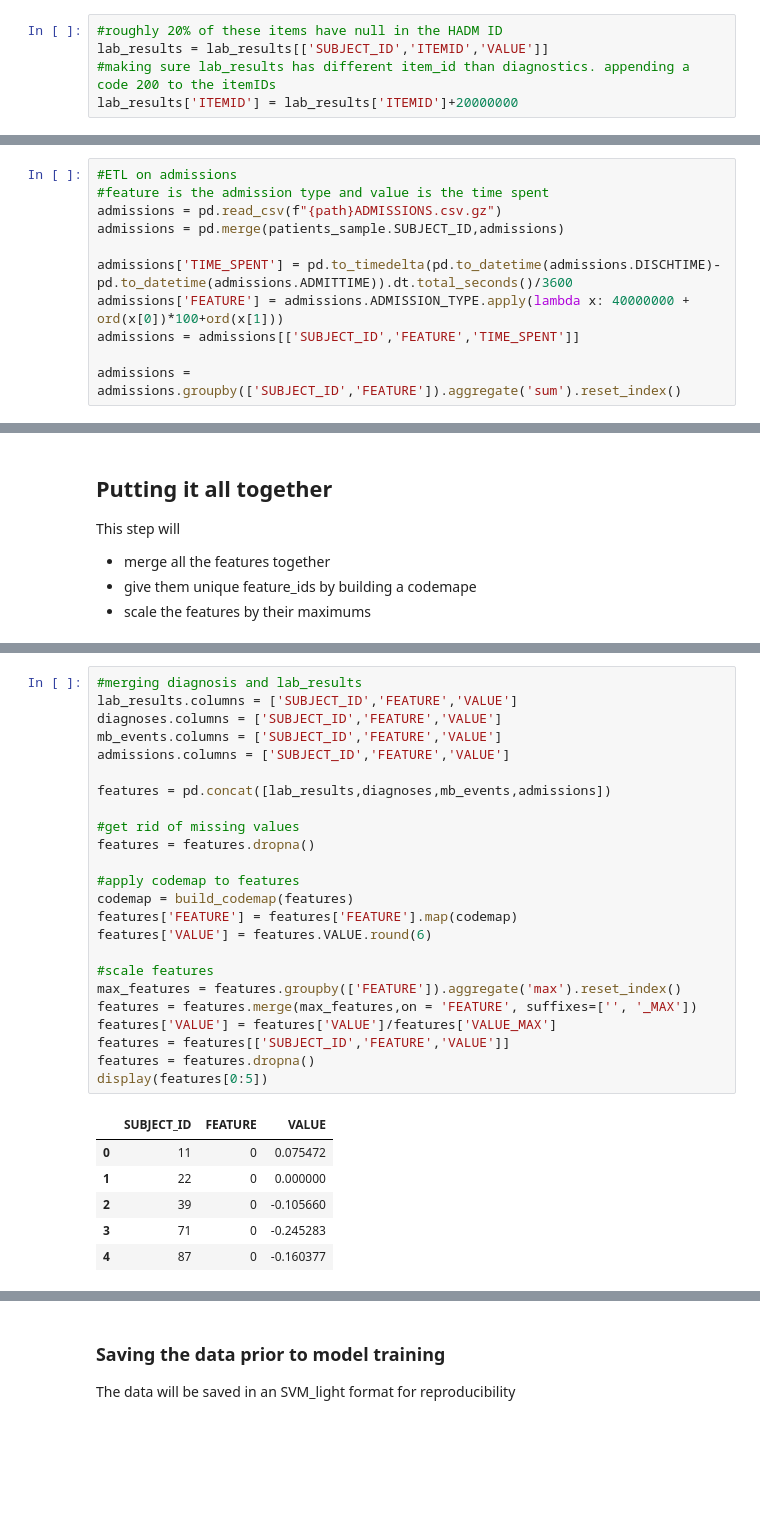
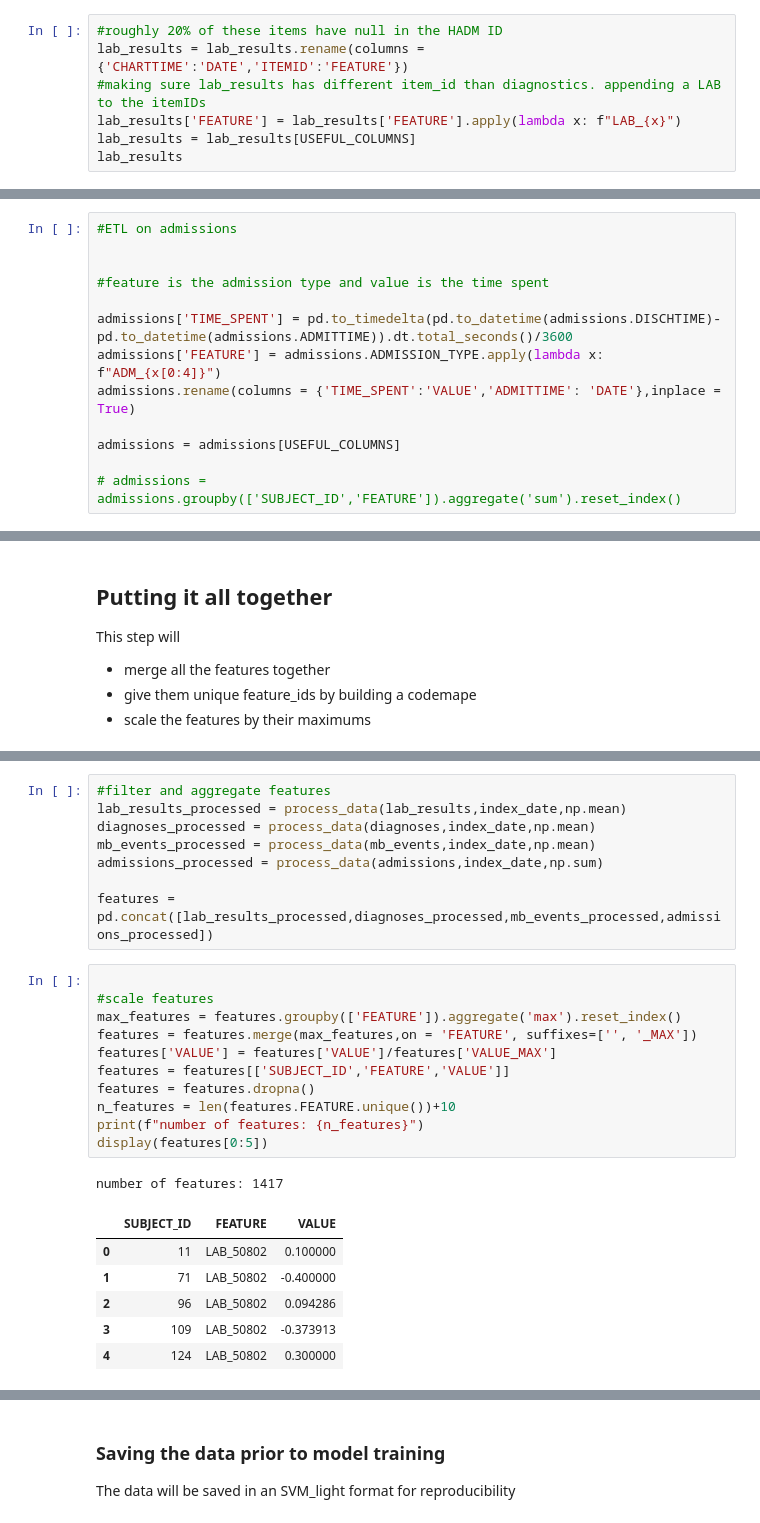
Before and after one commit to navedrizvi/bdh-project, a Jupyter notebook: hassan-workspace/Notebook_Hassan.ipynb, the cells around one changed output, grey strips where cells are left out. Drawn from its saved outputs; the diff is of its cells as text; blank space fills up the shorter version.

```diff
--- a/hassan-workspace/Notebook_Hassan.ipynb
+++ b/hassan-workspace/Notebook_Hassan.ipynb
@@ -103,6 +129,8 @@ lab_results = pd.merge(patients_sample.SUBJECT_ID,lab_results)
 # lab_results.to_csv("LABEVENTS_SAMPLE.csv")
 # %%
 #roughly 20% of these items have null in the HADM ID
-lab_results = lab_results[['SUBJECT_ID','ITEMID','VALUE']]
-#making sure lab_results has different item_id than diagnostics. appending a code 200 to the itemIDs
-lab_results['ITEMID'] = lab_results['ITEMID']+20000000
+lab_results = lab_results.rename(columns = {'CHARTTIME':'DATE','ITEMID':'FEATURE'})
+#making sure lab_results has different item_id than diagnostics. appending a LAB to the itemIDs
+lab_results['FEATURE'] = lab_results['FEATURE'].apply(lambda x: f"LAB_{x}")
+lab_results = lab_results[USEFUL_COLUMNS]
+lab_results
@@ -164,12 +222,14 @@ mb_events.drop_duplicates(inplace = True)
 ### Admissions
 # %%
 #ETL on admissions
+
+
 #feature is the admission type and value is the time spent
-admissions = pd.read_csv(f"{path}ADMISSIONS.csv.gz")
-admissions = pd.merge(patients_sample.SUBJECT_ID,admissions)
 
 admissions['TIME_SPENT'] = pd.to_timedelta(pd.to_datetime(admissions.DISCHTIME)-  pd.to_datetime(admissions.ADMITTIME)).dt.total_seconds()/3600
-admissions['FEATURE'] = admissions.ADMISSION_TYPE.apply(lambda x: 40000000 + ord(x[0])*100+ord(x[1]))
-admissions = admissions[['SUBJECT_ID','FEATURE','TIME_SPENT']]
+admissions['FEATURE'] = admissions.ADMISSION_TYPE.apply(lambda x: f"ADM_{x[0:4]}")
+admissions.rename(columns = {'TIME_SPENT':'VALUE','ADMITTIME': 'DATE'},inplace = True)
 
-admissions = admissions.groupby(['SUBJECT_ID','FEATURE']).aggregate('sum').reset_index()
+admissions = admissions[USEFUL_COLUMNS]
+
+# admissions = admissions.groupby(['SUBJECT_ID','FEATURE']).aggregate('sum').reset_index()
@@ -198,34 +293,30 @@ This step will
+# %%
+#filter and aggregate features
+lab_results_processed = process_data(lab_results,index_date,np.mean)
+diagnoses_processed = process_data(diagnoses,index_date,np.mean)
+mb_events_processed = process_data(mb_events,index_date,np.mean)
+admissions_processed = process_data(admissions,index_date,np.sum)
+
+features =  pd.concat([lab_results_processed,diagnoses_processed,mb_events_processed,admissions_processed])
 # %%
-#merging diagnosis and lab_results
-lab_results.columns = ['SUBJECT_ID','FEATURE','VALUE']
-diagnoses.columns = ['SUBJECT_ID','FEATURE','VALUE']
-mb_events.columns = ['SUBJECT_ID','FEATURE','VALUE']
-admissions.columns = ['SUBJECT_ID','FEATURE','VALUE']
-
-features = pd.concat([lab_results,diagnoses,mb_events,admissions])
-
-#get rid of missing values
-features = features.dropna()
-
-#apply codemap to features
-codemap = build_codemap(features)
-features['FEATURE'] = features['FEATURE'].map(codemap)
-features['VALUE'] = features.VALUE.round(6)
 
 #scale features
 max_features = features.groupby(['FEATURE']).aggregate('max').reset_index()
 features = features.merge(max_features,on = 'FEATURE', suffixes=['', '_MAX'])
 features['VALUE'] = features['VALUE']/features['VALUE_MAX']
 features = features[['SUBJECT_ID','FEATURE','VALUE']]
 features = features.dropna()
+n_features = len(features.FEATURE.unique())+10
+print(f"number of features: {n_features}")
 display(features[0:5])
 # %% [output]
+number of features: 1417
 |  | SUBJECT_ID | FEATURE | VALUE |
-| 0 | 11 | 0 | 0.075472 |
-| 1 | 22 | 0 | 0.000000 |
-| 2 | 39 | 0 | -0.105660 |
-| 3 | 71 | 0 | -0.245283 |
-| 4 | 87 | 0 | -0.160377 |
+| 0 | 11 | LAB_50802 | 0.100000 |
+| 1 | 71 | LAB_50802 | -0.400000 |
+| 2 | 96 | LAB_50802 | 0.094286 |
+| 3 | 109 | LAB_50802 | -0.373913 |
+| 4 | 124 | LAB_50802 | 0.300000 |
 # %%
 #create mortality table
 mortality = patients_sample.copy()
```
Also changed, not shown: parts of 20 cells of this notebook, 4 other files.
